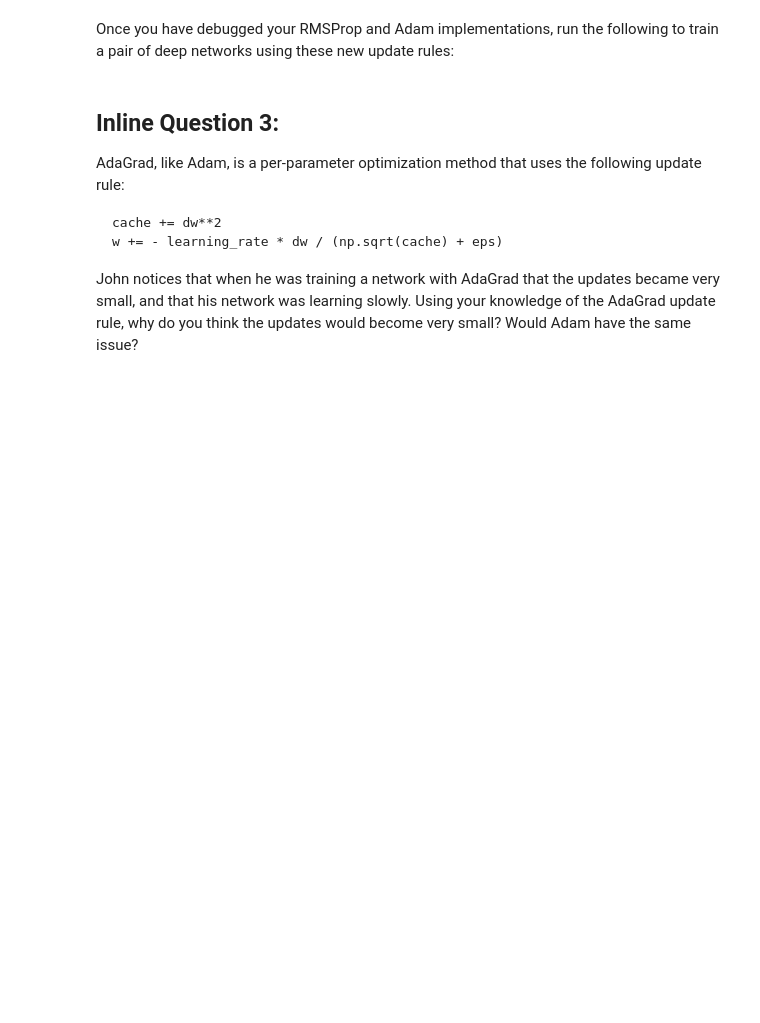
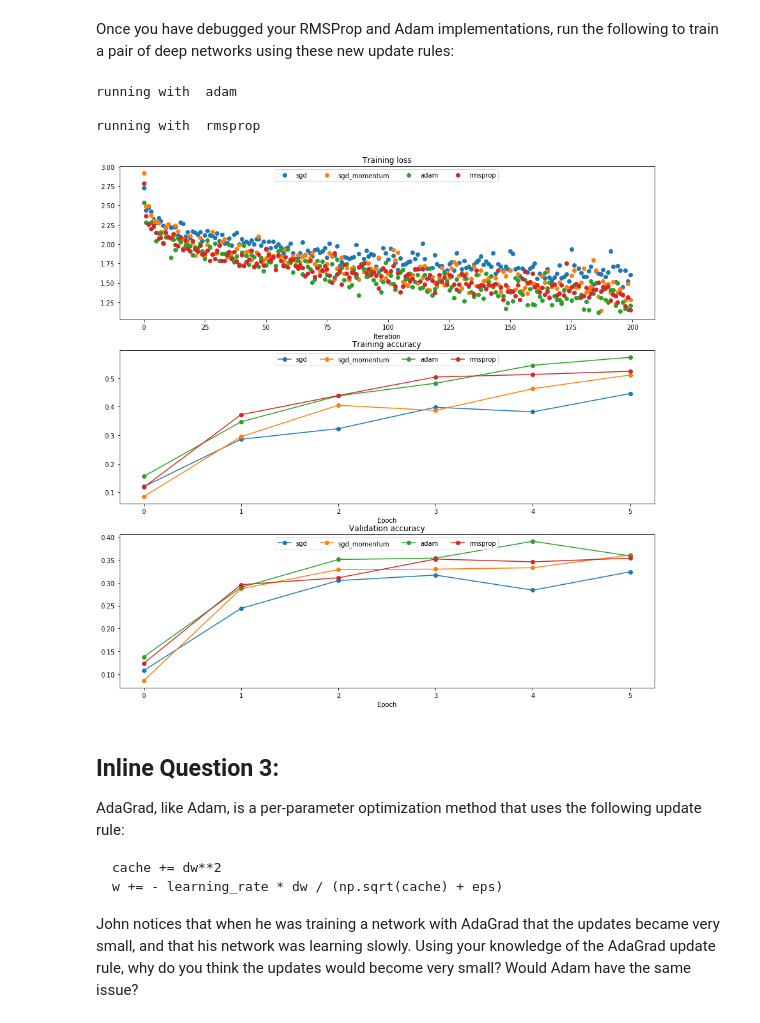
Before and after one commit to antikov/cs231n, a Jupyter notebook: assignment2/FullyConnectedNets.ipynb, the cells around one changed output. Drawn from its saved outputs; the diff is of its cells as text; code cells hidden in the pictures; blank space fills up the shorter version.

```diff
--- a/assignment2/FullyConnectedNets.ipynb
+++ b/assignment2/FullyConnectedNets.ipynb
@@ -707,38 +736,43 @@ for update_rule in ['adam', 'rmsprop']:
                   optim_config={
                     'learning_rate': learning_rates[update_rule]
                   },
-                  verbose=True)
+                  verbose=False)
   solvers[update_rule] = solver
   solver.train()
   print()
 
 plt.subplot(3, 1, 1)
 plt.title('Training loss')
 plt.xlabel('Iteration')
 
 plt.subplot(3, 1, 2)
 plt.title('Training accuracy')
 plt.xlabel('Epoch')
 
 plt.subplot(3, 1, 3)
 plt.title('Validation accuracy')
 plt.xlabel('Epoch')
 
 for update_rule, solver in list(solvers.items()):
   plt.subplot(3, 1, 1)
   plt.plot(solver.loss_history, 'o', label=update_rule)
 
   plt.subplot(3, 1, 2)
   plt.plot(solver.train_acc_history, '-o', label=update_rule)
 
   plt.subplot(3, 1, 3)
   plt.plot(solver.val_acc_history, '-o', label=update_rule)
 
 for i in [1, 2, 3]:
   plt.subplot(3, 1, i)
   plt.legend(loc='upper center', ncol=4)
 plt.gcf().set_size_inches(15, 15)
 plt.show()
+# %% [output]
+running with  adam
+
+running with  rmsprop
+[figure, added]
 # %% [markdown]
 ## Inline Question 3:
 
```
Also changed, not shown: parts of 6 cells of this notebook, 1 other file.
